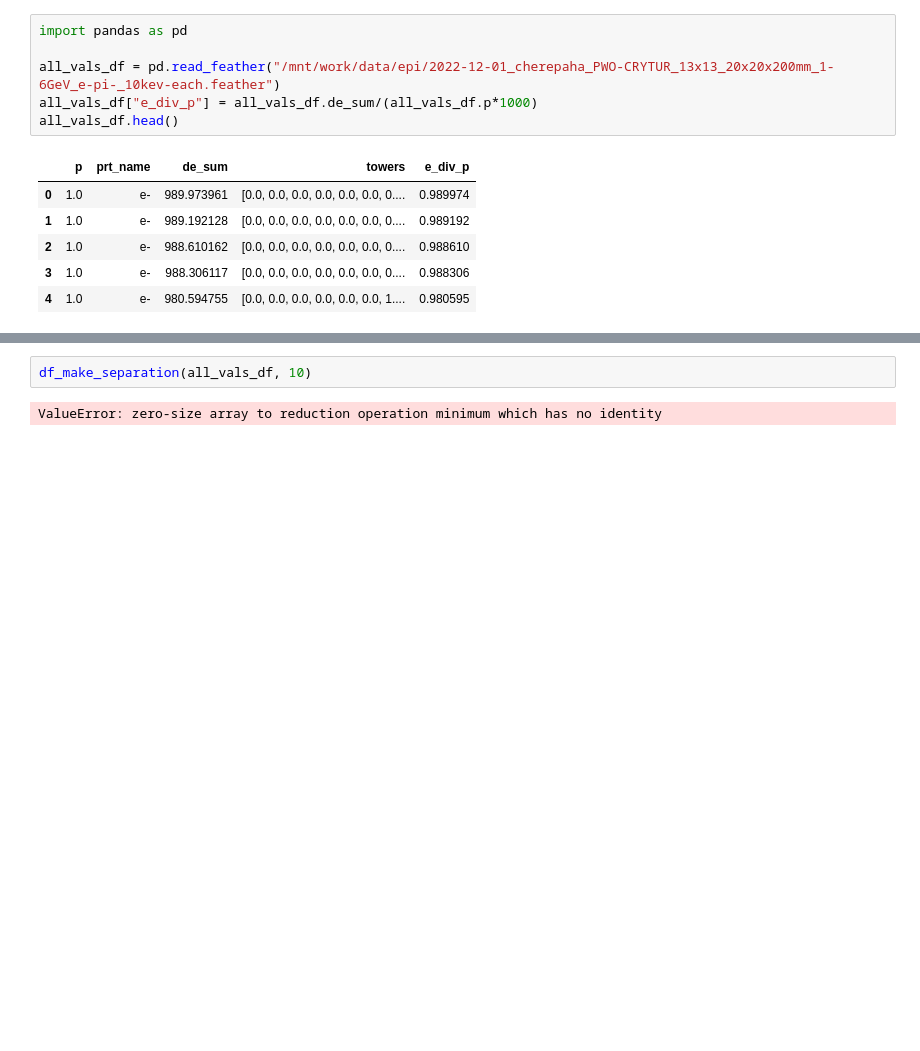
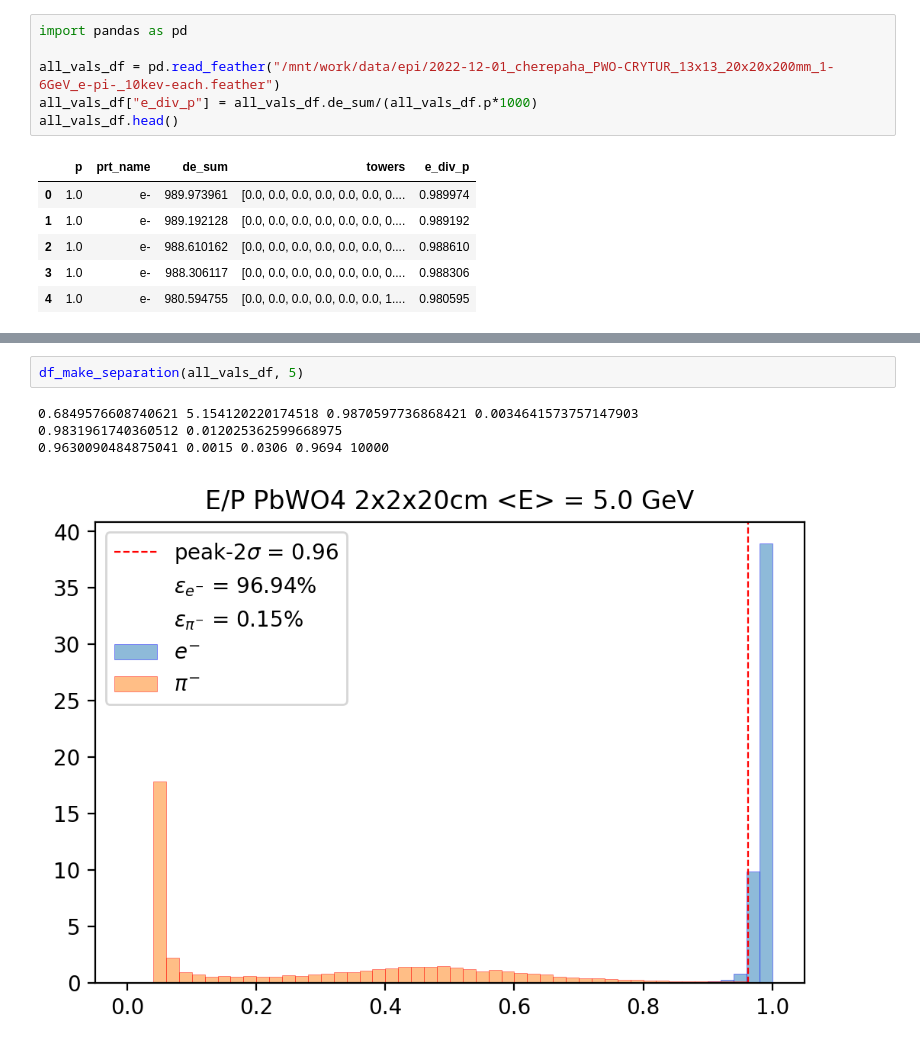
Before and after one commit to DraTeots/dd4hep-simple-calorimeter, a Jupyter notebook: analysis/g4_pbwo-srytir_2x2x20.ipynb, the cells around one changed output, grey strips where cells are left out. Saved outputs shown, nothing was run; the diff lists cells and outputs as text; blank space fills up the shorter version.

```diff
--- a/analysis/g4_pbwo-srytir_2x2x20.ipynb
+++ b/analysis/g4_pbwo-srytir_2x2x20.ipynb
@@ -105,4 +107,7 @@ df_make_separation(all_vals_df, 4)
 # %%
-df_make_separation(all_vals_df, 10)
+df_make_separation(all_vals_df, 5)
 # %% [output]
-ValueError: zero-size array to reduction operation minimum which has no identity
+0.6849576608740621 5.154120220174518 0.9870597736868421 0.0034641573757147903
+0.9831961740360512 0.012025362599668975
+0.9630090484875041 0.0015 0.0306 0.9694 10000
+[figure, added]
```
Also changed, not shown: parts of 5 cells of this notebook, 5 other files.
